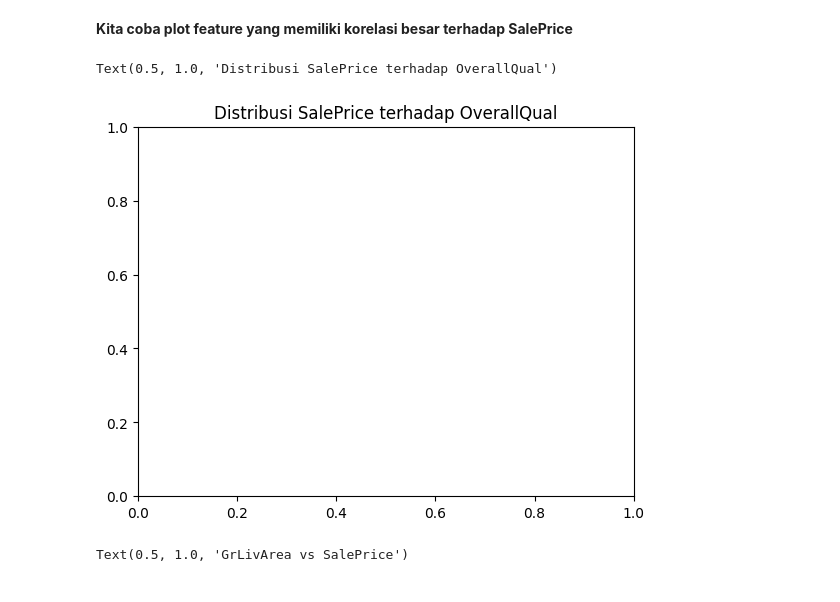
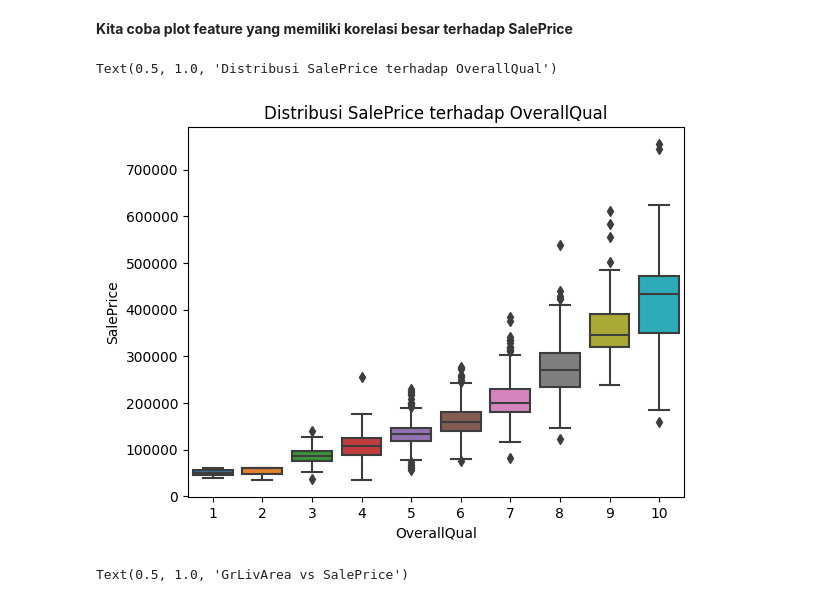
Before and after one commit to martinleonardoaritonang/Martin-House-Price-Using-Advanced-Regression, a Jupyter notebook: Martin House price using advance regression.ipynb, the cells around one changed output. Saved outputs shown, nothing was run; the diff lists cells and outputs as text; code cells hidden in the pictures.

```diff
--- a/Martin House price using advance regression.ipynb
+++ b/Martin House price using advance regression.ipynb
@@ -86,11 +86,11 @@ sns.heatmap(train_df[index_highest_corr].corr(),annot = True, cmap='YlOrBr')
 # %% [markdown]
 **Kita coba plot feature yang memiliki korelasi besar terhadap SalePrice**
 # %%
-# sns.boxplot(data = train_df,x='OverallQual' , y = 'SalePrice')
+sns.boxplot(data = train_df,x='OverallQual' , y = 'SalePrice')
 plt.title('Distribusi SalePrice terhadap OverallQual')
 # %% [output]
 Text(0.5, 1.0, 'Distribusi SalePrice terhadap OverallQual')
-[figure, old version]
+[figure, new version]
 # %%
 sns.scatterplot(data =train_df,x='GrLivArea',y = 'SalePrice')
 plt.title('GrLivArea vs SalePrice')
```
